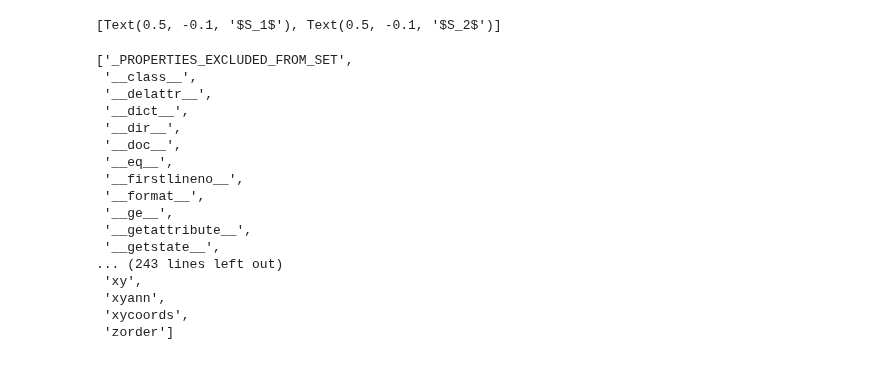
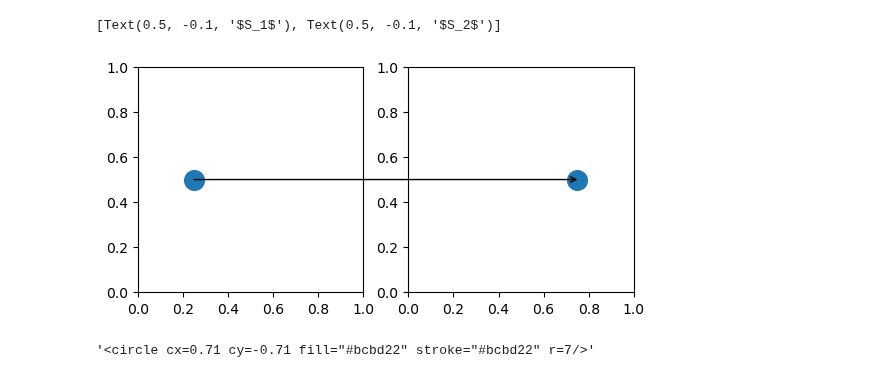
Before and after one commit to story645/team, a Jupyter notebook: paper/figcode/interactive_xi.ipynb, the cells around one changed output. Saved outputs shown, nothing was run; the diff lists cells and outputs as text; code cells hidden in the pictures.

```diff
--- a/paper/figcode/interactive_xi.ipynb
+++ b/paper/figcode/interactive_xi.ipynb
@@ -374,23 +386,21 @@ bases['s1'].get_xy()[-1] + bases['s1'].get_height()/2
 # %% [output]
 [Text(0.5, -0.1, '$S_1$'), Text(0.5, -0.1, '$S_2$')]
 # %%
+fig, (ax1, ax2) = plt.subplots(ncols=2)
+ax1.set(xlim=(0,1), ylim=(0,1), aspect='equal')
+ax2.set(xlim=(0,1), ylim=(0,1), aspect='equal')
 
-dir(a)
+p1 = ax1.scatter(.25, .5, marker='o', s=200)
+p2 = ax2.scatter(.75, .5, marker='o', s=200)
+
+arr = mpatches.ConnectionPatch(xyA = (.25, .5), xyB = (.75, .5), coordsA=ax1.transAxes, axesA=ax1, coordsB = ax2.transAxes, axesB = ax2,  arrowstyle="->")
+fig.add_artist(arr)
+
+fig.savefig(paper_path/"test.png", bbox_inches='tight', dpi=300)
+fig.savefig(paper_path/"test.pdf",  bbox_inches='tight', dpi=300)
 # %% [output]
-['_PROPERTIES_EXCLUDED_FROM_SET',
- '__class__',
- '__delattr__',
- '__dict__',
- '__dir__',
- '__doc__',
- '__eq__',
- '__firstlineno__',
- '__format__',
- '__ge__',
- '__getattribute__',
- '__getstate__',
-... (243 lines left out)
- 'xy',
- 'xyann',
- 'xycoords',
- 'zorder']
+[figure, added]
+# %%
+rptexts['i'].get_text()
+# %% [output]
+'<circle cx=0.71 cy=-0.71 fill="#bcbd22" stroke="#bcbd22" r=7/>'
```
Also changed, not shown: parts of 5 cells of this notebook, 5 other files.
